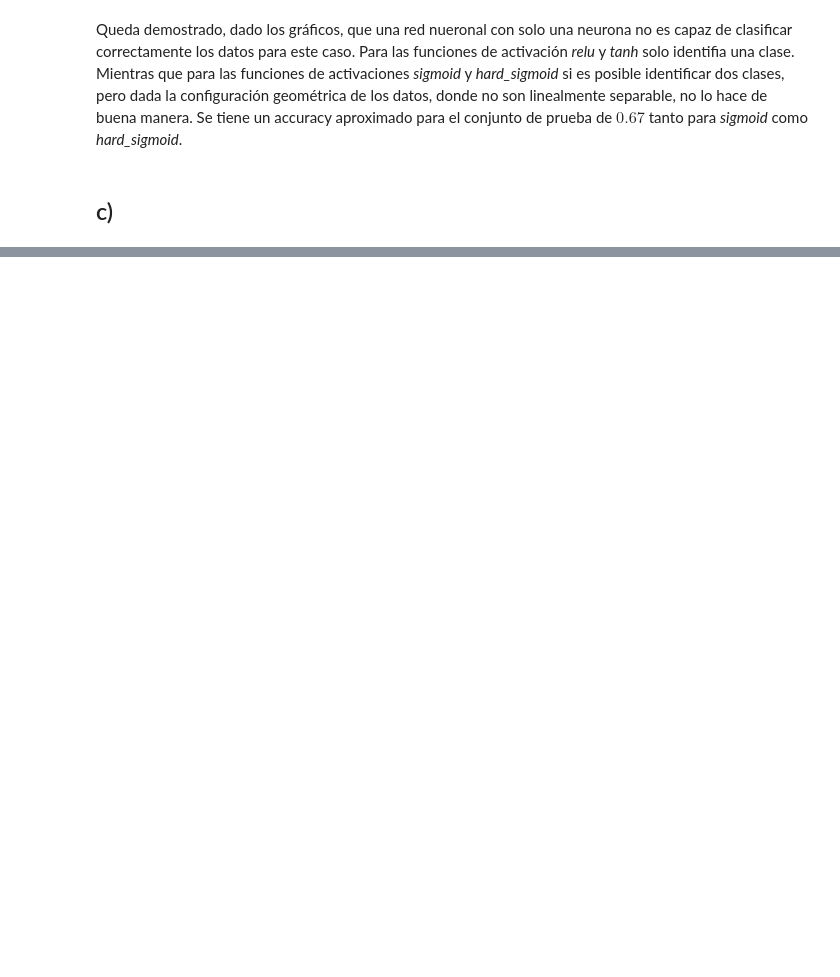
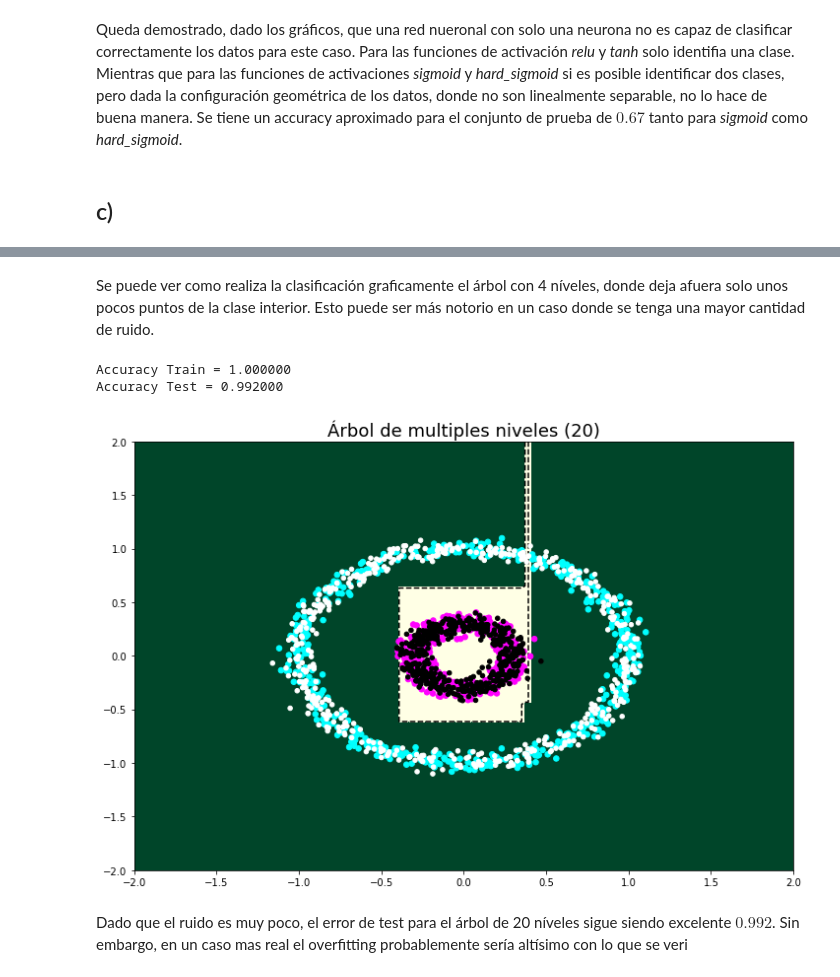
Before and after one commit to matiasarayac/tarea3-ML, a Jupyter notebook: Pregunta_1.ipynb, the cells around one changed output, grey strips where cells are left out. Drawn from its saved outputs; the diff is of its cells as text; code cells hidden in the pictures; blank space fills up the shorter version.

```diff
--- a/Pregunta_1.ipynb
+++ b/Pregunta_1.ipynb
@@ -250,0 +323,15 @@ Accuracy de Test: 1.000000
+# %% [markdown]
+Se puede ver como realiza la clasificación graficamente el árbol con 4 níveles, donde deja afuera solo unos pocos puntos de la clase interior. Esto puede ser más notorio en un caso donde se tenga una mayor cantidad de ruido.
+# %%
+clf=Tree(criterion='gini',splitter='best',random_state=0,max_depth=20)
+clf.fit(X_train,Y_train)
+print "Accuracy Train = %f"%clf.score(X_train,Y_train)
+print "Accuracy Test = %f"%clf.score(X_test, Y_test)
+
+plot_classifier(clf,X_train,Y_train,X_test,Y_test,'tree', u'Árbol de multiples niveles (20)')
+# %% [output]
+Accuracy Train = 1.000000
+Accuracy Test = 0.992000
+[figure, added]
+# %% [markdown]
+Dado que el ruido es muy poco, el error de test para el árbol de 20 níveles sigue siendo excelente $0.992$. Sin embargo, en un caso mas real el overfitting probablemente sería altísimo con lo que se veri
```
Also changed, not shown: parts of 15 cells of this notebook.
